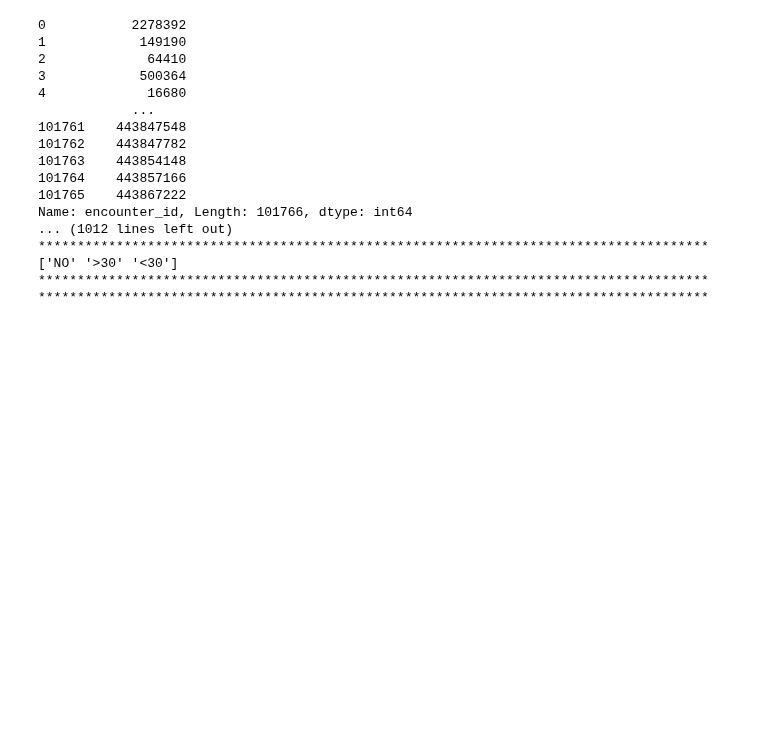
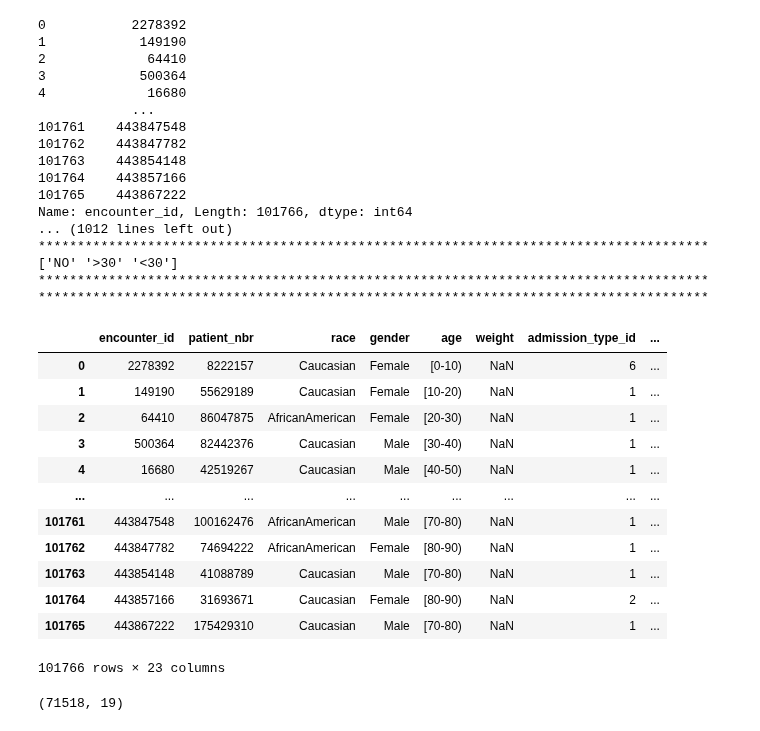
Before and after one commit to sagarwala12/HRRP, a Jupyter notebook: matt/Exploration.ipynb, the cells around one changed output. Cells and saved outputs as stored; diff of their text form; code cells hidden in the pictures; blank space fills up the shorter version.

```diff
--- a/matt/Exploration.ipynb
+++ b/matt/Exploration.ipynb
@@ -113,0 +103,20 @@ Name: encounter_id, Length: 101766, dtype: int64
+# %%
+# Cut df in half for closer inspection
+df1 = df_raw.iloc[:, 0:22]
+df1 = df1.join(df_raw["readmitted"])
+# %%
+df1
+# %% [output]
+|  | encounter_id | patient_nbr | race | gender | age | weight | admission_type_id | ... |
+| 0 | 2278392 | 8222157 | Caucasian | Female | [0-10) | NaN | 6 | ... |
+| 1 | 149190 | 55629189 | Caucasian | Female | [10-20) | NaN | 1 | ... |
+| 2 | 64410 | 86047875 | AfricanAmerican | Female | [20-30) | NaN | 1 | ... |
+| 3 | 500364 | 82442376 | Caucasian | Male | [30-40) | NaN | 1 | ... |
+| 4 | 16680 | 42519267 | Caucasian | Male | [40-50) | NaN | 1 | ... |
+| ... | ... | ... | ... | ... | ... | ... | ... | ... |
+| 101761 | 443847548 | 100162476 | AfricanAmerican | Male | [70-80) | NaN | 1 | ... |
+| 101762 | 443847782 | 74694222 | AfricanAmerican | Female | [80-90) | NaN | 1 | ... |
+| 101763 | 443854148 | 41088789 | Caucasian | Male | [70-80) | NaN | 1 | ... |
+| 101764 | 443857166 | 31693671 | Caucasian | Female | [80-90) | NaN | 2 | ... |
+| 101765 | 443867222 | 175429310 | Caucasian | Male | [70-80) | NaN | 1 | ... |
+101766 rows × 23 columns
@@ -113,0 +133,7 @@ Name: encounter_id, Length: 101766, dtype: int64
+# %%
+# Delete dups, keeping the first encounter
+df1 = df1.drop_duplicates('patient_nbr', keep = 'first')
+df1 = df1.drop(columns="encounter_id")
+df1.shape
+# %% [output]
+(71518, 19)
```
Also changed, not shown: parts of 15 cells of this notebook.
